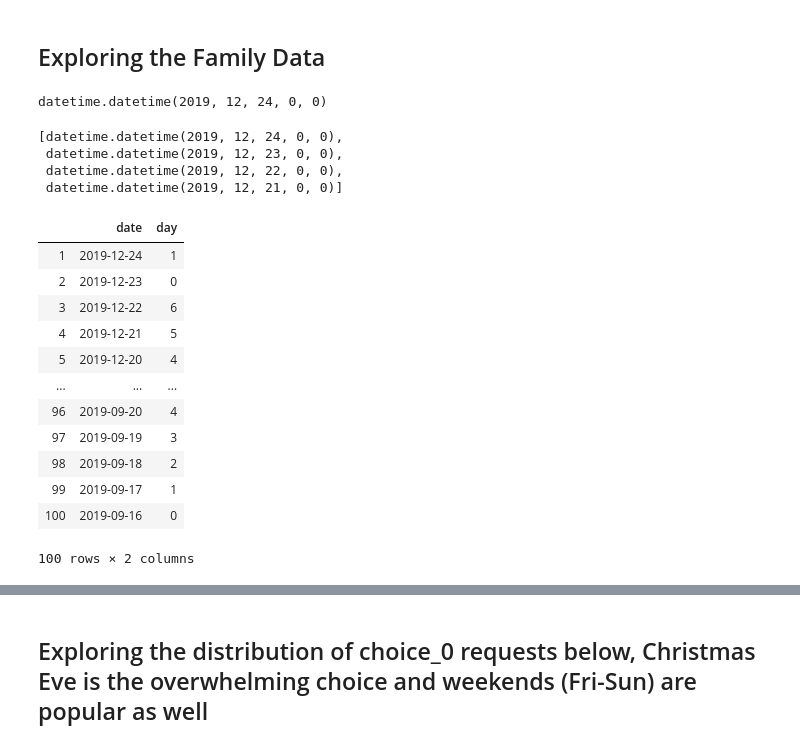
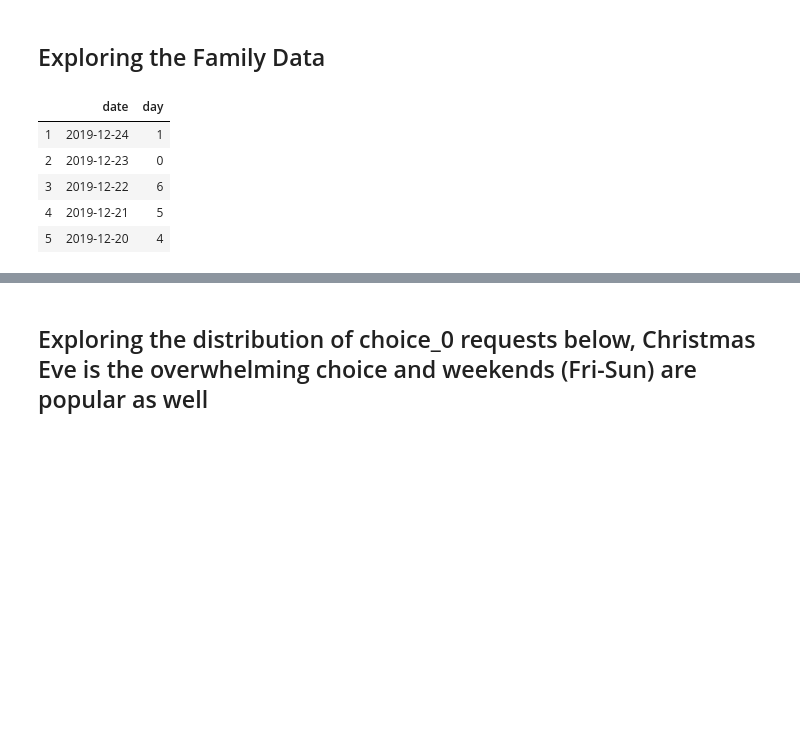
Before and after one commit to tdrumhel1/santa, a Jupyter notebook: santa-notebook-v1.ipynb, the cells around one changed output, grey strips where cells are left out. Drawn from its saved outputs; the diff is of its cells as text; code cells hidden in the pictures; blank space fills up the shorter version.

```diff
--- a/santa-notebook-v1.ipynb
+++ b/santa-notebook-v1.ipynb
@@ -103,35 +91,19 @@ Int64Index([  1,   2,   3,   4,   5,   6,   7,   8,   9,  10,  11,  12,  13,
 # Setting base date as Christmas Eve
 import datetime
 base = datetime.datetime(2019,12,24,00)
-base
+
+# Creating datelist for all 100 days before christmas
+date_list = [base - datetime.timedelta(days=x) for x in range(100)]
-# %% [output]
-datetime.datetime(2019, 12, 24, 0, 0)
-# %%
-# Creating datelist for all 100 days before christmas
-date_list = [base - datetime.timedelta(days=x) for x in range(100)]
-date_list[:4]
-# %% [output]
-[datetime.datetime(2019, 12, 24, 0, 0),
- datetime.datetime(2019, 12, 23, 0, 0),
- datetime.datetime(2019, 12, 22, 0, 0),
- datetime.datetime(2019, 12, 21, 0, 0)]
 # %%
-# Creating date datafrae with day of week number (0 = Monday)
+# Creating date dataframe with day of week number (0 = Monday)
 date_index = pd.DataFrame(date_list,columns=['date'])
 date_index['day'] = date_index['date'].apply(lambda x: x.dayofweek)
 date_index.index += 1
-date_index
+date_index[:5]
 # %% [output]
 |  | date | day |
 | 1 | 2019-12-24 | 1 |
 | 2 | 2019-12-23 | 0 |
 | 3 | 2019-12-22 | 6 |
 | 4 | 2019-12-21 | 5 |
 | 5 | 2019-12-20 | 4 |
-| ... | ... | ... |
-| 96 | 2019-09-20 | 4 |
-| 97 | 2019-09-19 | 3 |
-| 98 | 2019-09-18 | 2 |
-| 99 | 2019-09-17 | 1 |
-| 100 | 2019-09-16 | 0 |
-100 rows × 2 columns
```
Also changed, not shown: parts of 33 cells of this notebook, 3 other files.
